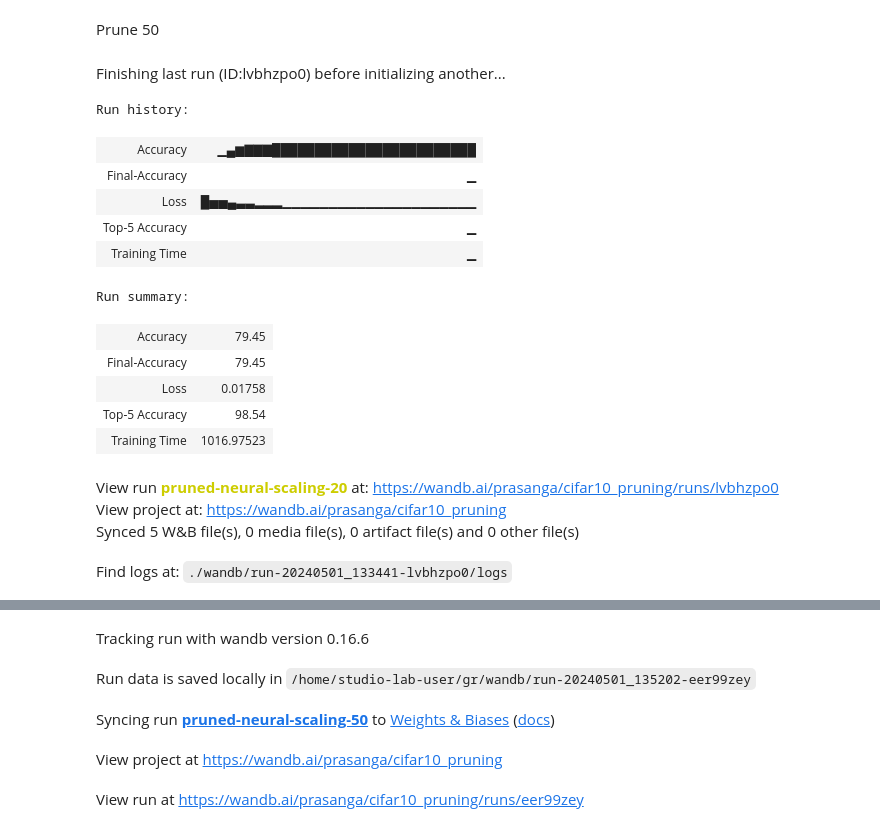
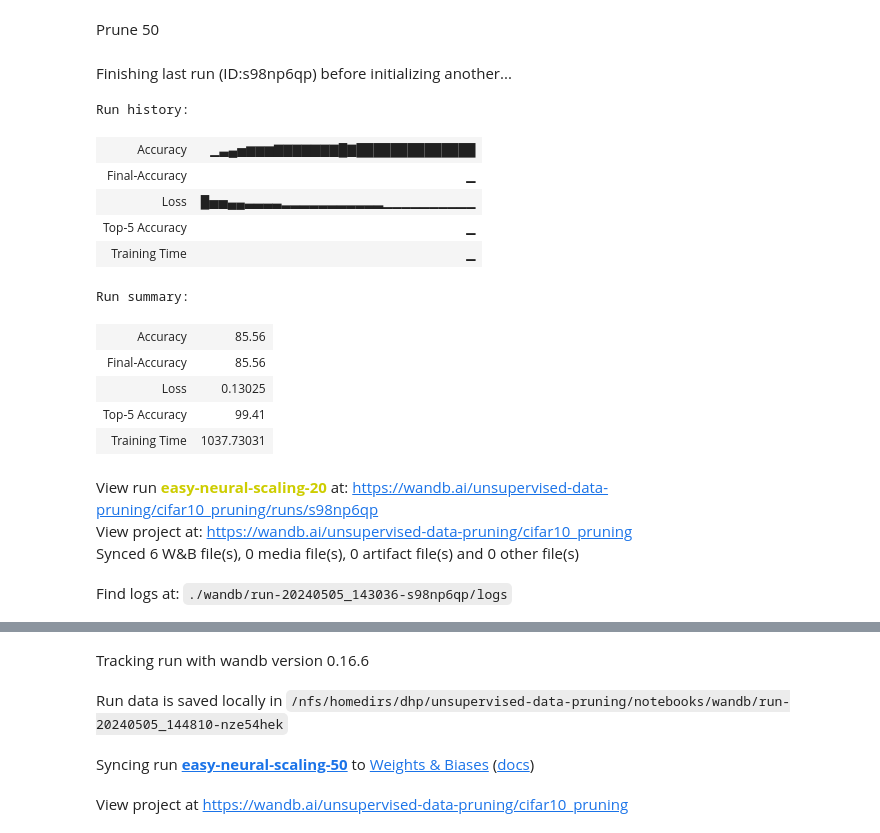
Before and after one commit to prasangadhungel/Data-Pruning-with-Extrapolated-Scores, a Jupyter notebook: notebooks/neural_scaling.ipynb, the cells around one changed output, grey strips where cells are left out. Saved outputs shown, nothing was run; the diff lists cells and outputs as text; code cells hidden in the pictures.

```diff
--- a/notebooks/neural_scaling.ipynb
+++ b/notebooks/neural_scaling.ipynb
@@ -304,6 +321,6 @@ View run at https://wandb.ai/prasanga/cifar10_pruning/runs/9fkk8fgr
 # %%
 device = torch.device("cuda" if torch.cuda.is_available() else "cpu")
-train_folder = "./hard_samples_"+ prune_frac
+train_folder = "./easy_samples_"+ prune_frac
 # %%
 trainset = datasets.ImageFolder(train_folder, transform=transform_train)
 trainloader = torch.utils.data.DataLoader(
@@ -408,8 +425,8 @@ Files already downloaded and verified
 Prune 20
 # %%
 prune_frac = "20"
-wandb.init(project='cifar10_pruning', name='pruned-neural-scaling-'+prune_frac)
-train_folder = "./hard_samples_"+ prune_frac
+wandb.init(project='cifar10_pruning', name='easy-neural-scaling-'+prune_frac)
+train_folder = "./easy_samples_"+ prune_frac
 
 trainset = datasets.ImageFolder(train_folder, transform=transform_train)
 trainloader = torch.utils.data.DataLoader(
@@ -537,8 +554,8 @@ Files already downloaded and verified
 Prune 50
 # %%
 prune_frac = "50"
-wandb.init(project='cifar10_pruning', name='pruned-neural-scaling-'+prune_frac)
-train_folder = "./hard_samples_"+ prune_frac
+wandb.init(project='cifar10_pruning', name='easy-neural-scaling-'+prune_frac)
+train_folder = "./easy_samples_"+ prune_frac
 
 trainset = datasets.ImageFolder(train_folder, transform=transform_train)
 trainloader = torch.utils.data.DataLoader(
@@ -574,13 +591,22 @@ for epoch in range(30):  # Adjust the number of epochs as needed
         optimizer.step()
 
         running_loss += loss.item()
-        if i % 200 == 199:    # Print every 200 mini-batches
-            print('[%d, %5d] loss: %.3f' %
-                  (epoch + 1, i + 1, running_loss / 200))
+        printed = False
+        if i % 200 == 199:  # Print every 200 mini-batches
+            printed = True
+            print("[%d, %5d] loss: %.3f" % (epoch + 1, i + 1, running_loss / 200))
             wandb.log({"Loss": running_loss / 200}, step=epoch * len(trainloader) + i)
             # Log the loss to wandb, so that we can visualize it
             running_loss = 0.0
             step_val = epoch * len(trainloader) + i + 1
+
+        if len(trainloader) < 199 and not printed:
+            if i % 100 == 99:
+                print("[%d, %5d] loss: %.3f" % (epoch + 1, i + 1, running_loss / 100))
+                wandb.log({"Loss": running_loss / 100}, step=epoch * len(trainloader) + i)
+                # Log the loss to wandb, so that we can visualize it
+                running_loss = 0.0
+                step_val = epoch * len(trainloader) + i + 1
 
     correct = 0
     total = 0
@@ -600,42 +626,42 @@ for epoch in range(30):  # Adjust the number of epochs as needed
     scheduler.step()
 
 
 end_time = time.time()
 training_time = end_time - start_time
 
 # Test the ConvNet on the test set
 correct = 0
 total = 0
 top5_correct = 0
 with torch.no_grad():
     for data in testloader:
         images, labels = data
         images, labels = images.to(device), labels.to(device)
         outputs = net(images)
         _, predicted = torch.max(outputs.data, 1)
         _, top5_predicted = torch.topk(outputs.data, 5, dim=1)
         total += labels.size(0)
         correct += (predicted == labels).sum().item()
         top5_correct += (top5_predicted == labels.view(-1, 1)).sum().item()
 
 accuracy = 100 * correct / total
 top5_accuracy = 100 * top5_correct / total
 wandb.log({"Final-Accuracy": accuracy, "Top-5 Accuracy": top5_accuracy, "Training Time": training_time})
 # %% [output]
-Finishing last run (ID:lvbhzpo0) before initializing another...
+Finishing last run (ID:s98np6qp) before initializing another...
 Run history:
-| Accuracy | ▁▄▆▇▇▇████████████████████████ |
+| Accuracy | ▁▃▄▅▆▆▆▇▇▇▇▇▇▇█▇██████████████ |
 | Final-Accuracy | ▁ |
-| Loss | █▅▅▄▃▃▂▂▂▁▁▁▁▁▁▁▁▁▁▁▁▁▁▁▁▁▁▁▁▁ |
+| Loss | █▅▅▄▄▃▃▃▃▂▂▂▂▂▂▂▂▂▂▂▁▁▁▁▁▁▁▁▁▁ |
 | Top-5 Accuracy | ▁ |
 | Training Time | ▁ |
 Run summary:
-| Accuracy | 79.45 |
-| Final-Accuracy | 79.45 |
-| Loss | 0.01758 |
-| Top-5 Accuracy | 98.54 |
-| Training Time | 1016.97523 |
+| Accuracy | 85.56 |
+| Final-Accuracy | 85.56 |
+| Loss | 0.13025 |
+| Top-5 Accuracy | 99.41 |
+| Training Time | 1037.73031 |
-View run pruned-neural-scaling-20 at: https://wandb.ai/prasanga/cifar10_pruning/runs/lvbhzpo0
-View project at: https://wandb.ai/prasanga/cifar10_pruning
-Synced 5 W&B file(s), 0 media file(s), 0 artifact file(s) and 0 other file(s)
+View run easy-neural-scaling-20 at: https://wandb.ai/unsupervised-data-pruning/cifar10_pruning/runs/s98np6qp
+View project at: https://wandb.ai/unsupervised-data-pruning/cifar10_pruning
+Synced 6 W&B file(s), 0 media file(s), 0 artifact file(s) and 0 other file(s)
-Find logs at: ./wandb/run-20240501_133441-lvbhzpo0/logs
+Find logs at: ./wandb/run-20240505_143036-s98np6qp/logs
@@ -643,5 +669,4 @@ Successfully finished last run (ID:lvbhzpo0). Initializing new run:
 Tracking run with wandb version 0.16.6
-Run data is saved locally in /home/studio-lab-user/gr/wandb/run-20240501_135202-eer99zey
+Run data is saved locally in /nfs/homedirs/dhp/unsupervised-data-pruning/notebooks/wandb/run-20240505_144810-nze54hek
-Syncing run pruned-neural-scaling-50 to Weights & Biases (docs)
+Syncing run easy-neural-scaling-50 to Weights & Biases (docs)
-View project at https://wandb.ai/prasanga/cifar10_pruning
+View project at https://wandb.ai/unsupervised-data-pruning/cifar10_pruning
-View run at https://wandb.ai/prasanga/cifar10_pruning/runs/eer99zey
```
Also changed, not shown: parts of 14 cells of this notebook, 3 other files.
